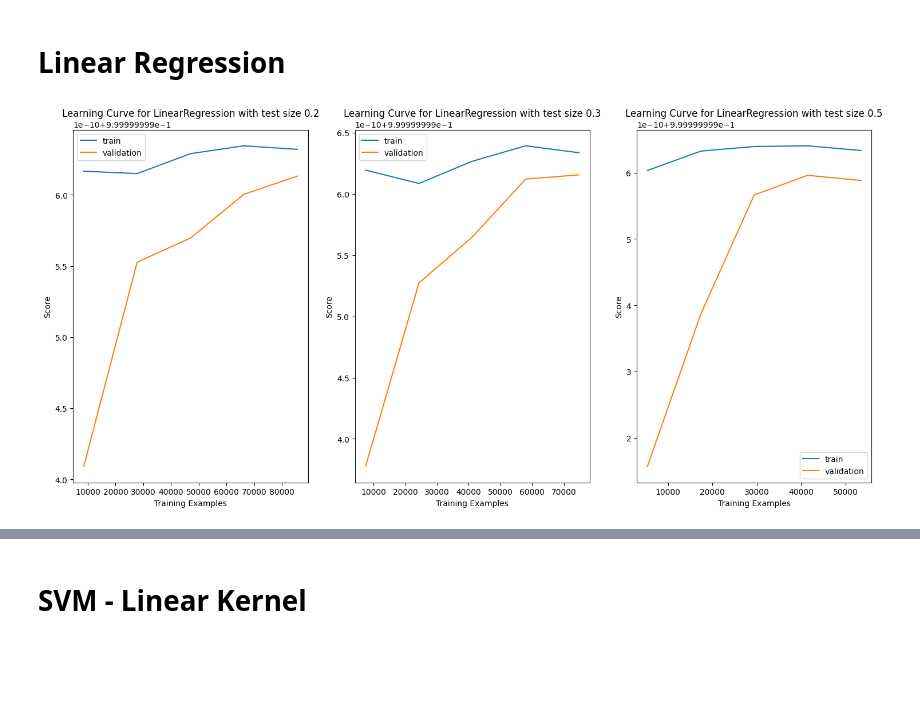
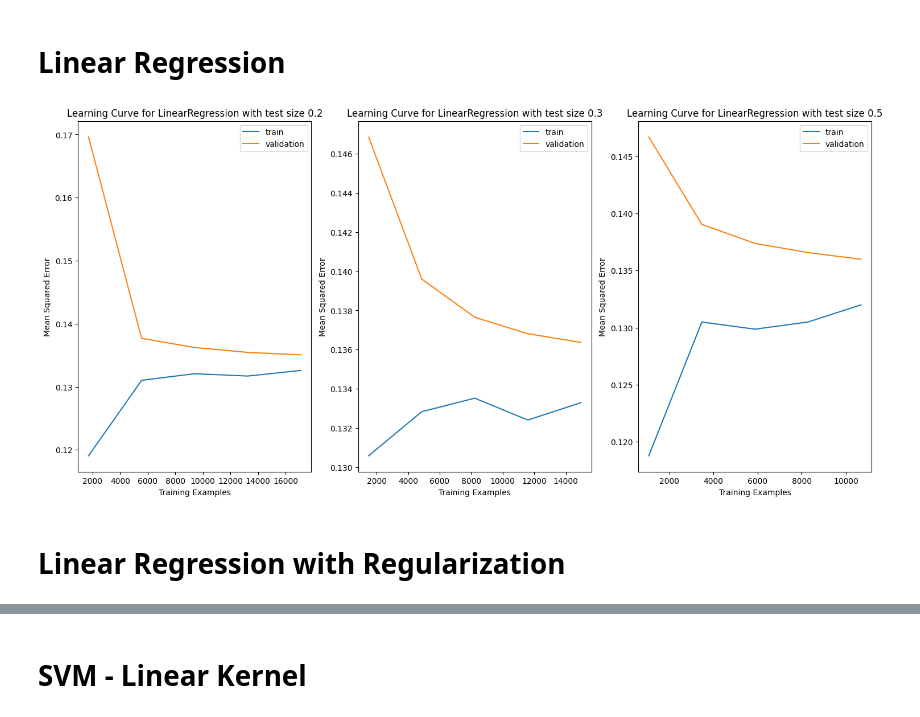
Before and after one commit to cierrakoen/ML_Hotel_Cancellation_Predictor, a Jupyter notebook: ML_Hotel_cancellations.ipynb, the cells around one changed output, grey strips where cells are left out. Saved outputs shown, nothing was run; the diff lists cells and outputs as text; code cells hidden in the pictures; blank space fills up the shorter version.

```diff
--- a/ML_Hotel_cancellations.ipynb
+++ b/ML_Hotel_cancellations.ipynb
@@ -237,9 +237,3 @@ X_trans = ct.fit_transform(X)
 # Training and test split for each sample evaluation
 
 - Must have 3 different sampling evaluations (50-50, 70-30, and 80-20)
-# %%
-seed = 1234
-splits = [20, 30, 50]
-X_train, X_test, y_train, y_test = train_test_split(X, y, test_size=0.20, random_state=seed)
-X_train_2, X_test_2, y_train_2, y_test_2 = train_test_split(X, y, test_size=0.30, random_state=seed)
-X_train_3, X_test_3, y_train_3, y_test_3 = train_test_split(X, y, test_size=0.50, random_state=seed)
@@ -248,15 +245,15 @@ X_train_3, X_test_3, y_train_3, y_test_3 = train_test_split(X, y, test_size=0.50
 # %%
 def plot_learning_curve(clf, X_train, y_train, axs):
   train_sizes, train_scores, test_scores = learning_curve(
-    clf, X_train, y_train, cv=10, n_jobs=-1, scoring="")
-  train_mean = train_scores.mean(axis=1)
-  test_mean = test_scores.mean(axis=1)
+    clf, X_train, y_train, cv=10, n_jobs=-1, scoring="neg_mean_squared_error")
+  train_mean = train_scores.mean(axis=1) * -1
+  test_mean = test_scores.mean(axis=1) * -1
   axs.plot(train_sizes, train_mean, label="train")
   axs.plot(train_sizes, test_mean, label="validation")
   axs.legend(loc="best")
 
   axs.set_xlabel("Training Examples")
-  axs.set_ylabel("Score")
+  axs.set_ylabel("Mean Squared Error")
 # %% [markdown]
 # Display Test Metrics & Confusion Matrices on 27 Best Classifiers
 # %%
@@ -311,6 +339,8 @@ def display_test_metrics(best_models):
 # Decision Tree Classifier
 # %%
 best_models = []
+# %%
+best_regression_models = []
 # %%
 dt_models = []
 
@@ -376,7 +418,7 @@ for idx, split in enumerate(splits):
     X_train, _, y_train, _ = train_test_split(X, y, test_size=split/100, random_state=seed)
 
     ct_gnb = ColumnTransformer(transformers=[("cat_preprocess", one_hot, cat_features),
-                                     ("num_preprocess", scaler, num_features)]
+                                     ("num_preprocess", scaler, num_features)], sparse_threshold=0)
     gnb_clf = Pipeline([("transformer", ct_gnb), ("gnb", GaussianNB())])
     cv_scores = cross_validate(gnb_clf, X_train, y_train, cv=10, n_jobs=-1)
     gnb_clf.fit(X_train, y_train)
@@ -419,15 +478,19 @@ best_models.append(lr_models)
 # %%
 lin_reg_models = []
 fig, axs = plt.subplots(1, 3, figsize=(18, 8))
 for idx, split in enumerate(splits):
   X_train, _, y_train, _ = train_test_split(X, y, test_size=split/100, random_state=seed)
+  ct = ColumnTransformer(transformers=[("cat_preprocess", one_hot, cat_features),
+                                     ("num_preprocess", scaler, num_features)])
 
   lin_reg_clf = Pipeline([("transformer",ct),("lin_reg",LinearRegression())])
   lin_reg_clf.fit(X_train,y_train)
   lin_reg_models.append(lin_reg_clf)
   plot_learning_curve(lin_reg_clf, X_train, y_train, axs[idx])
   axs[idx].set_title(f"Learning Curve for {lin_reg_clf[-1].__class__.__name__} with test size {split/100}")
 
-best_models.append(lin_reg_models)
+best_regression_models.append(lin_reg_models)
 # %% [output]
-[figure, old version]
+[figure, new version]
+# %% [markdown]
+# Linear Regression with Regularization
```
Also changed, not shown: parts of 36 cells of this notebook.
